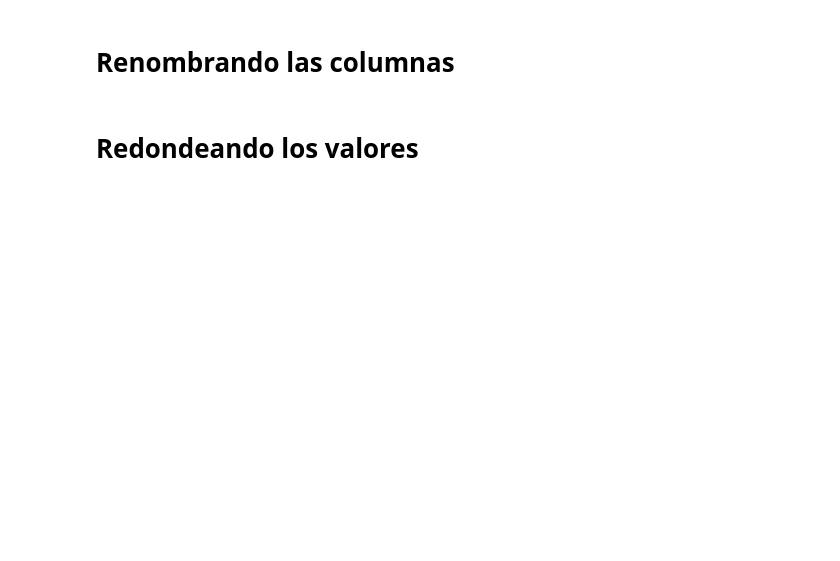
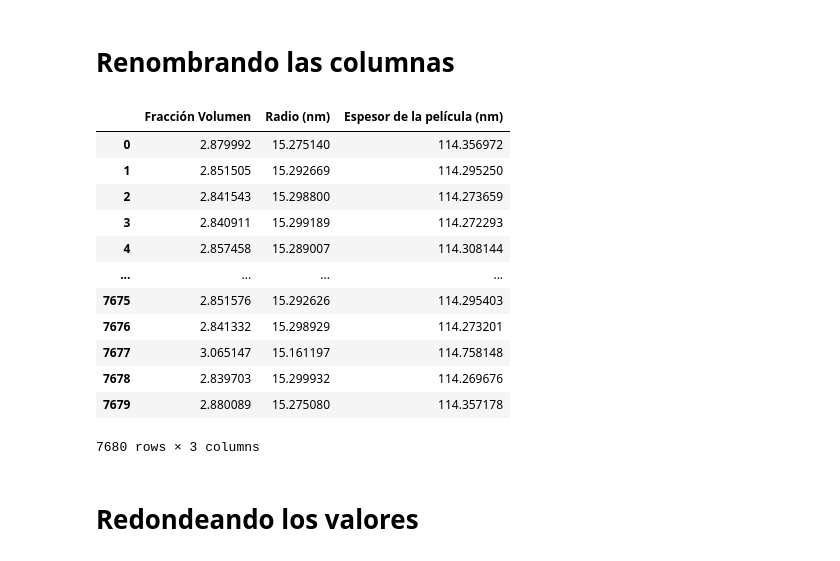
Before and after one commit to lorenzoog00/ASE, a Jupyter notebook: redN/RedNeuronal/Red.ipynb, the cells around one changed output. Drawn from its saved outputs; the diff is of its cells as text; code cells hidden in the pictures; blank space fills up the shorter version.

```diff
--- a/redN/RedNeuronal/Red.ipynb
+++ b/redN/RedNeuronal/Red.ipynb
@@ -380,5 +380,20 @@ predicciones
 # Renombrando las columnas
 # %%
 predicciones.columns = ['Fracción Volumen', 'Radio (nm)', 'Espesor de la película (nm)']
+predicciones
+# %% [output]
+|  | Fracción Volumen | Radio (nm) | Espesor de la película (nm) |
+| 0 | 2.879992 | 15.275140 | 114.356972 |
+| 1 | 2.851505 | 15.292669 | 114.295250 |
+| 2 | 2.841543 | 15.298800 | 114.273659 |
+| 3 | 2.840911 | 15.299189 | 114.272293 |
+| 4 | 2.857458 | 15.289007 | 114.308144 |
+| ... | ... | ... | ... |
+| 7675 | 2.851576 | 15.292626 | 114.295403 |
+| 7676 | 2.841332 | 15.298929 | 114.273201 |
+| 7677 | 3.065147 | 15.161197 | 114.758148 |
+| 7678 | 2.839703 | 15.299932 | 114.269676 |
+| 7679 | 2.880089 | 15.275080 | 114.357178 |
+7680 rows × 3 columns
 # %% [markdown]
 # Redondeando los valores
```
Also changed, not shown: parts of 71 cells of this notebook.
